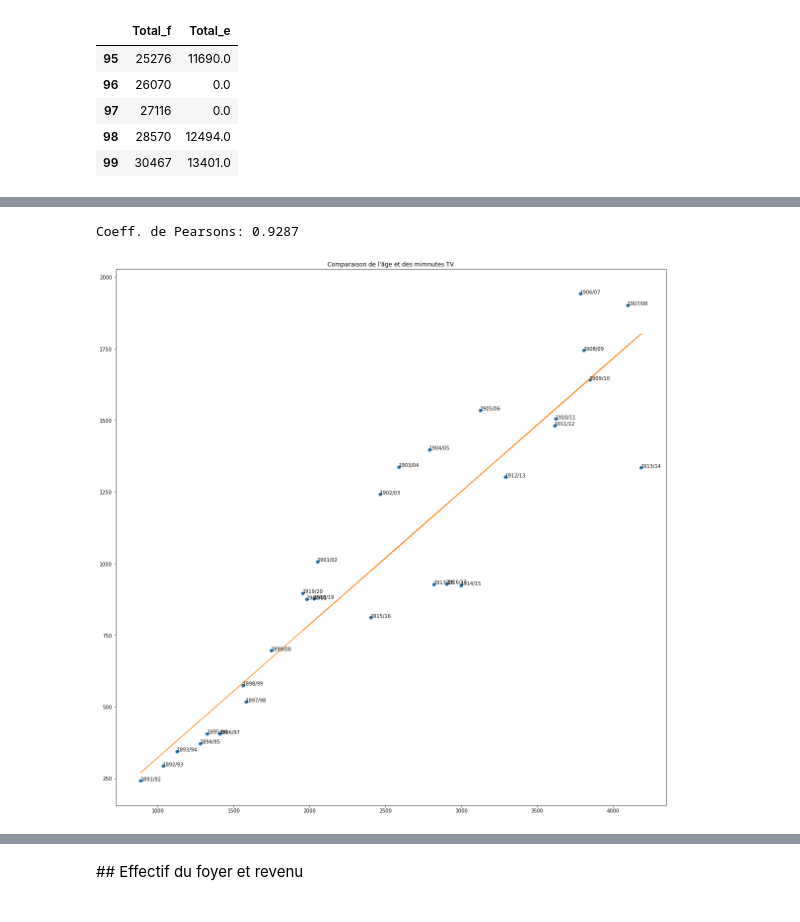
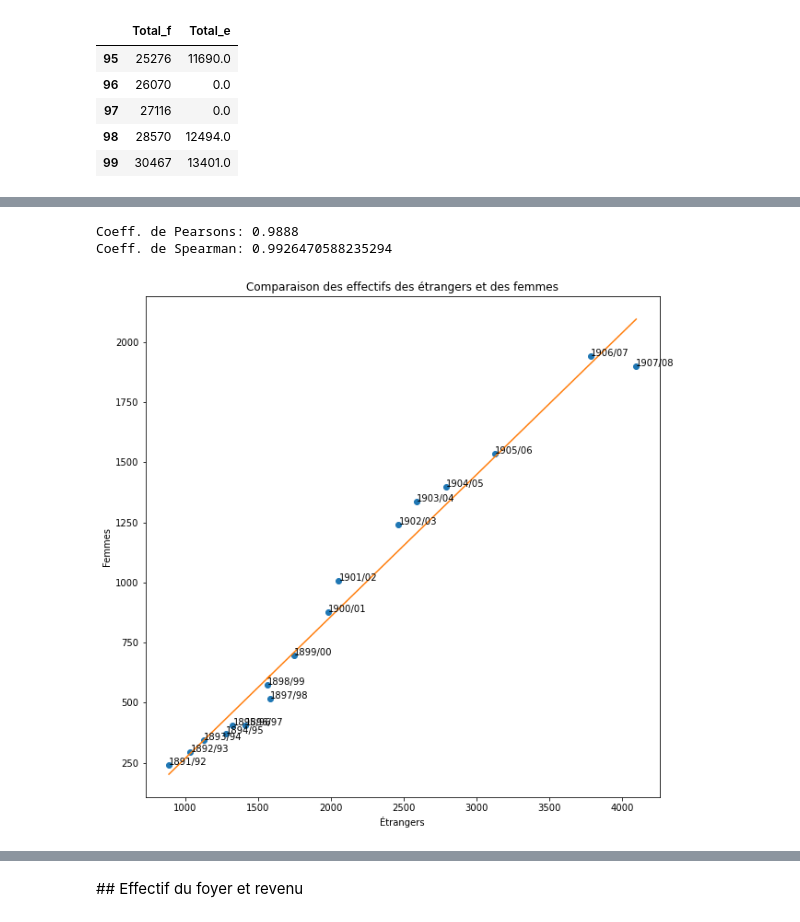
Before and after one commit to Sciences-historiques-numeriques/histoire_numerique_methodes, a Jupyter notebook: statistiques_descriptives/analyse_bivariee.ipynb, the cells around one changed output, grey strips where cells are left out. Cells and saved outputs as stored; diff of their text form; code cells hidden in the pictures.

```diff
--- a/statistiques_descriptives/analyse_bivariee.ipynb
+++ b/statistiques_descriptives/analyse_bivariee.ipynb
@@ -246,12 +313,12 @@ obs_e2.tail()
 # %%
-## Nuage de points avec droite de régression
+## Effectifs des étrangers et des femmes
 # https://www.kite.com/python/answers/how-to-plot-a-linear-regression-line-on-a-scatter-plot-in-python
 
 x = np.array(obs_e2['Total_e'])
 y = np.array(obs_e2['Total_f'])
 
 
-plt.rcParams["figure.figsize"] = [20, 20]
+plt.rcParams["figure.figsize"] = [10, 10]
 
 plt.plot(x, y, 'o')
 plt.title("Comparaison des effectifs des femmes et des étrangers")
@@ -261,10 +328,12 @@ plt.ylabel('Femmes')
 
 # m = slope, b=intercept
 m, b = np.polyfit(x, y, 1)
-
 plt.plot(x, m*x + b)
 
 print('Coeff. de Pearsons: {}'.format(np.corrcoef([x,y])[1][0].round(4)))
+corr_spear = obs_e2[['Total_e','Total_f']].corr(method="spearman")
+print('Coeff. de Spearman: {}'.format(corr_spear.iloc[0,1]))
+
 plt.show()
 # %% [output]
 Coeff. de Pearsons: 0.9226
@@ -272,4 +342,7 @@ Coeff. de Pearsons: 0.9226
 # %%
-obs_e3 = obs_e[obs_e['Année'] < '1920'][['Année','Total_f','Total_e']]
-obs_e3.tail()
+### Limiter la période, seulement avant l'Entre-deux-guerres — ou avant la Ière GM
+# Cf. les effectifs importants d'étudiantes mises en évidence dans le carnet des séries temporelles
+
+obs_e3 = obs_e[obs_e['Année'] < '1908'][['Année','Total_f','Total_e', 'Total_s', 'Total']] #  '1908' '1914' '1920'
+obs_e3.head()
 # %% [output]
@@ -282,28 +364,32 @@ obs_e3.tail()
 # %%
-## Nuage de points avec droite de régression
+## Effectifs des étrangers et des femmes
 # https://www.kite.com/python/answers/how-to-plot-a-linear-regression-line-on-a-scatter-plot-in-python
-
 
 
 x = np.array(obs_e3['Total_e'])
 y = np.array(obs_e3['Total_f'])
 
-plt.rcParams["figure.figsize"] = [20, 20]
+plt.rcParams["figure.figsize"] = [10, 10]
 
 plt.plot(x, y, 'o')
-plt.title("Comparaison de l'âge et des mimnutes TV")
+plt.title("Comparaison des effectifs des étrangers et des femmes")
 
 ### https://dataplotplus.com/add-text-labels-scatter-plot-in-python/
 [plt.text(x=row['Total_e'], y=row['Total_f'], s=row['Année']) for k,row in obs_e3.iterrows()]
 
+plt.xlabel('Étrangers')
+plt.ylabel('Femmes')
 
 
 # m = slope, b=intercept
 m, b = np.polyfit(x, y, 1)
+plt.plot(x, m*x + b)
 
-plt.plot(x, m*x + b)
 print('Coeff. de Pearsons: {}'.format(np.corrcoef([x,y])[1][0].round(4)))
+corr_spear = obs_e3[['Total_e','Total_f']].corr(method="spearman")
+print('Coeff. de Spearman: {}'.format(corr_spear.iloc[0,1]))
 plt.show()
 # %% [output]
-Coeff. de Pearsons: 0.9287
+Coeff. de Pearsons: 0.9888
+Coeff. de Spearman: 0.9926470588235294
-[figure, old version]
+[figure, new version]
```
Also changed, not shown: parts of 45 cells of this notebook, 3 other files.
